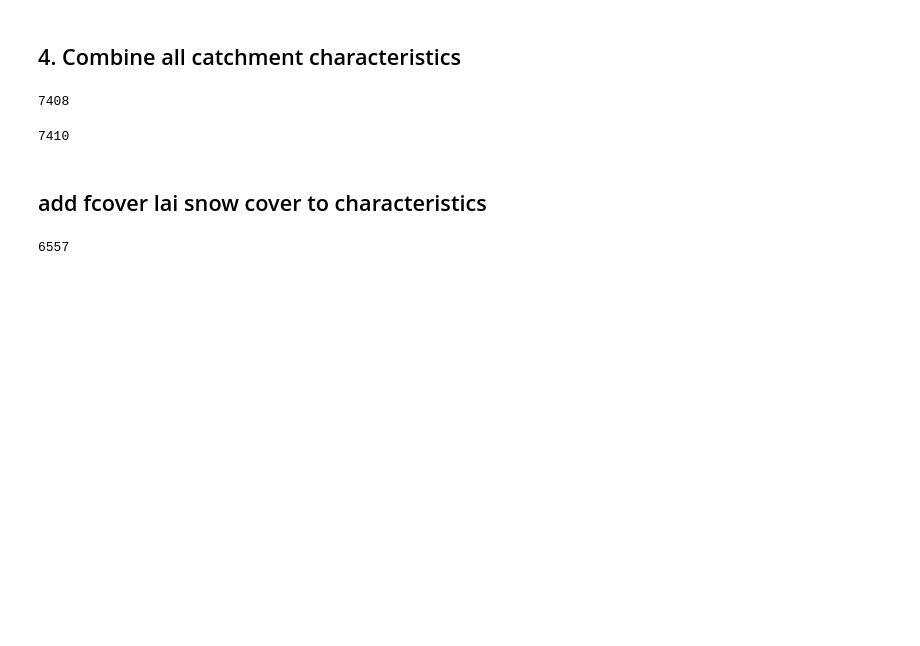
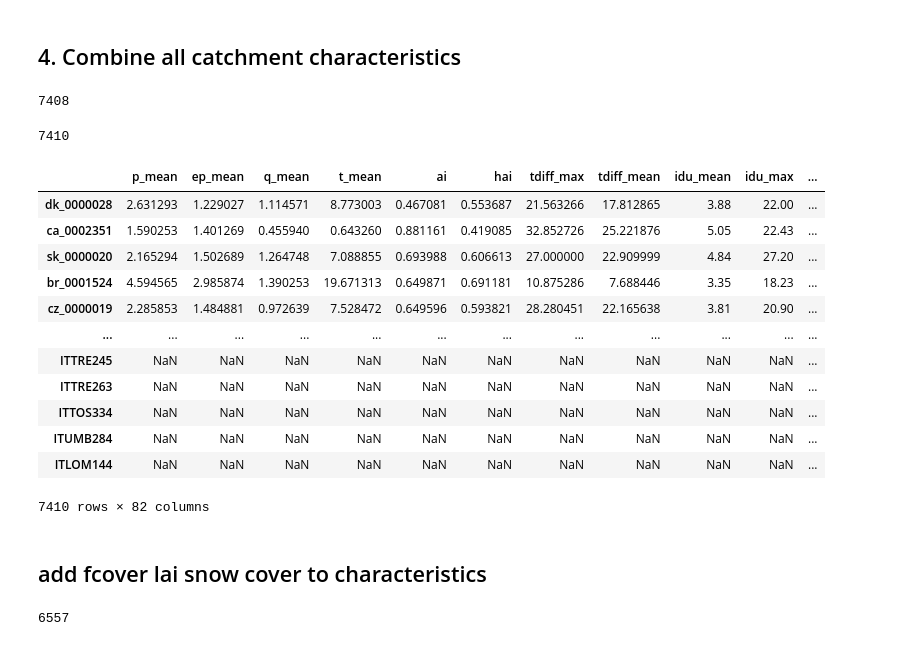
Before and after one commit to fvanoorschot/global_sr_module, a Jupyter notebook: catchment_descriptors.ipynb, the cells around one changed output. Saved outputs shown, nothing was run; the diff lists cells and outputs as text; code cells hidden in the pictures; blank space fills up the shorter version.

```diff
--- a/catchment_descriptors.ipynb
+++ b/catchment_descriptors.ipynb
@@ -292,7 +302,16 @@ run_sd_calculation_parallel(catch_id_list,pep_dir_list,q_dir_list,out_dir_list,s
 # %%
-sd_list1=[]
-for filepath in glob.iglob(f'{work_dir}/output/sr_calculation/sd_catchments/no_irri/sr/*gumbelfit.csv'):
+sd_list=[]
+for filepath in glob.iglob(f'{work_dir}/output/sr_calculation/sd_catchments_{data_sources}/sd/*.csv'):
     f = os.path.split(filepath)[1] # remove full path
-    f = f[:-14]
-    sd_list1.append(f)
-len(sd_list1)
+    f = f[:-4]
+    sd_list.append(f)
+print(len(sd_list))
+
+# check which catchments are missing
+sr_list=[]
+for filepath in glob.iglob(f'{work_dir}/output/sr_calculation/sd_catchments_{data_sources}/sr/*gumbelfit.csv'):
+    f = os.path.split(filepath)[1] # remove full path
+    f = f[:-14] # remove .year extension
+    sr_list.append(f)
+dif = list(set(sd_list) - set(sr_list))
+print(len(dif))
@@ -433,16 +415,29 @@ data_sources2 = 'gswp-p_gleam-ep_gswp-t'
 # data_sources2 = 'mswep-p_hs-ep_gswp-t'
 # data_sources2 = 'gswp-p_hs-ep_gswp-t'
 
-#  NEED TO RECALCULATE SR FOR ALL DIFFERENT COMBINATIONS!!!
-
 cl = pd.read_csv(f'{work_dir}/output/catchment_characteristics/climate_characteristics_{data_sources2}.csv', index_col=0)
 ls = pd.read_csv(f'{work_dir}/output/catchment_characteristics/landscape_characteristics_{data_sources1}.csv', index_col=0)
-# sr = pd.read_csv(f'{work_dir}/output/catchment_characteristics/sr_catchments_gumbelfit.csv', index_col=0)
-sr = pd.read_csv(f'{work_dir}/output/catchment_characteristics/sr_irri_f0.9ia_combined_gumbelfit2_rzyear.csv', index_col=0)
+sr = pd.read_csv(f'{work_dir}/output/sr_calculation/sd_catchments_{data_sources}/sr_combined_gumbelfit_rzyear_{data_sources}.csv', index_col=0)
 sr = sr.rename(columns={'20.0':'sr_20'})
 sr = sr['sr_20']
 co = pd.concat([cl,ls,sr],axis=1)
 co.to_csv(f'{work_dir}/output/catchment_characteristics/master_characteristics_{data_sources2}.csv')
+# %%
+co
+# %% [output]
+|  | p_mean | ep_mean | q_mean | t_mean | ai | hai | tdiff_max | tdiff_mean | idu_mean | idu_max | ... |
+| dk_0000028 | 2.631293 | 1.229027 | 1.114571 | 8.773003 | 0.467081 | 0.553687 | 21.563266 | 17.812865 | 3.88 | 22.00 | ... |
+| ca_0002351 | 1.590253 | 1.401269 | 0.455940 | 0.643260 | 0.881161 | 0.419085 | 32.852726 | 25.221876 | 5.05 | 22.43 | ... |
+| sk_0000020 | 2.165294 | 1.502689 | 1.264748 | 7.088855 | 0.693988 | 0.606613 | 27.000000 | 22.909999 | 4.84 | 27.20 | ... |
+| br_0001524 | 4.594565 | 2.985874 | 1.390253 | 19.671313 | 0.649871 | 0.691181 | 10.875286 | 7.688446 | 3.35 | 18.23 | ... |
+| cz_0000019 | 2.285853 | 1.484881 | 0.972639 | 7.528472 | 0.649596 | 0.593821 | 28.280451 | 22.165638 | 3.81 | 20.90 | ... |
+| ... | ... | ... | ... | ... | ... | ... | ... | ... | ... | ... | ... |
+| ITTRE245 | NaN | NaN | NaN | NaN | NaN | NaN | NaN | NaN | NaN | NaN | ... |
+| ITTRE263 | NaN | NaN | NaN | NaN | NaN | NaN | NaN | NaN | NaN | NaN | ... |
+| ITTOS334 | NaN | NaN | NaN | NaN | NaN | NaN | NaN | NaN | NaN | NaN | ... |
+| ITUMB284 | NaN | NaN | NaN | NaN | NaN | NaN | NaN | NaN | NaN | NaN | ... |
+| ITLOM144 | NaN | NaN | NaN | NaN | NaN | NaN | NaN | NaN | NaN | NaN | ... |
+7410 rows × 82 columns
 # %% [markdown]
 ## add fcover lai snow cover to characteristics
 # %%
```
Also changed, not shown: parts of 9 cells of this notebook, 2 other files.
